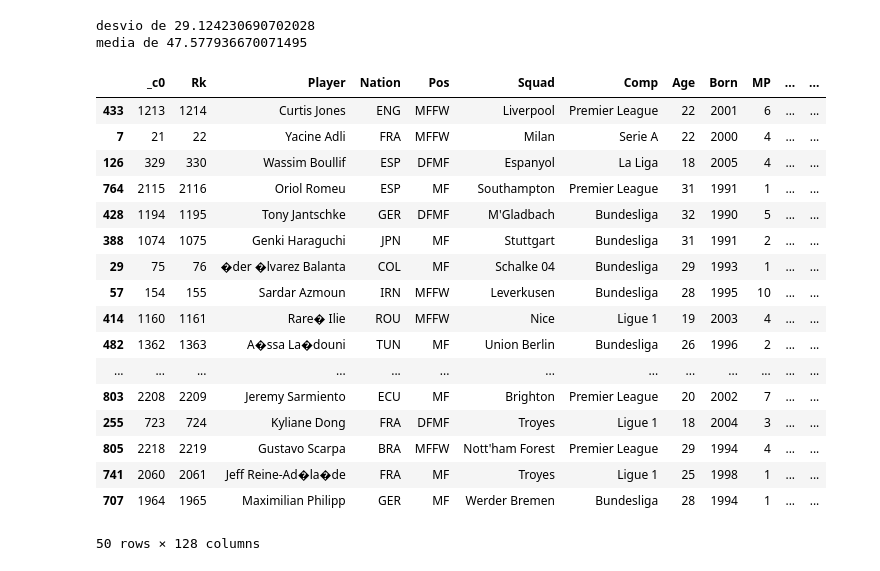
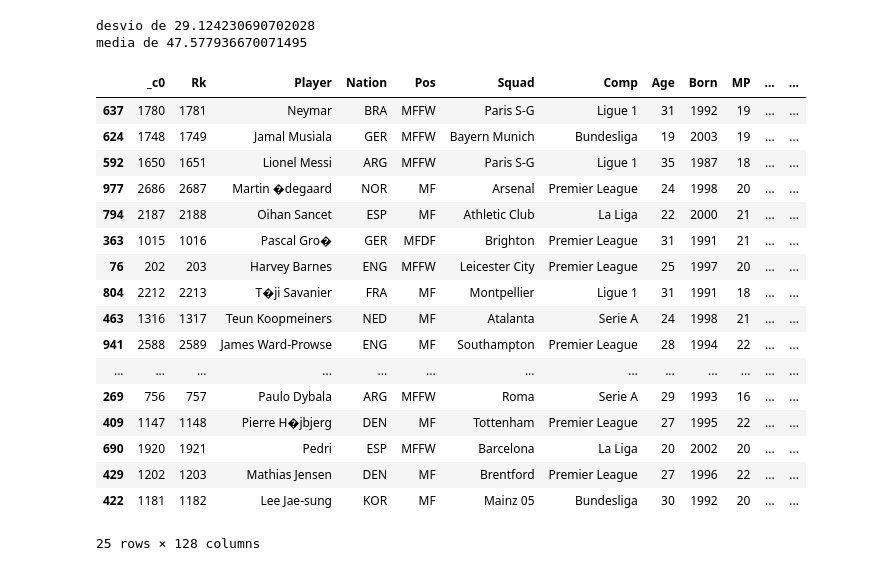
Before and after one commit to Alexandre-Cesar/ETL_Players_Classifier, a Jupyter notebook: Classificador/Classificador_Meio_Campistas.ipynb, the cells around one changed output. Saved outputs shown, nothing was run; the diff lists cells and outputs as text; code cells hidden in the pictures.

```diff
--- a/Classificador/Classificador_Meio_Campistas.ipynb
+++ b/Classificador/Classificador_Meio_Campistas.ipynb
@@ -98,23 +98,23 @@ Meias['Desempenho'] = Meias['score'].apply(assign_score)
 # %%
 px.histogram(Meias, x = 'Desempenho').show()
 # %%
-Meias[Meias['Desempenho'] == 'Ruim'].head(50)
+Meias[Meias['Desempenho'] == 'Excelente'].head(50)
 # %% [output]
 |  | _c0 | Rk | Player | Nation | Pos | Squad | Comp | Age | Born | MP | ... | ... |
-| 433 | 1213 | 1214 | Curtis Jones | ENG | MFFW | Liverpool | Premier League | 22 | 2001 | 6 | ... | ... |
-| 7 | 21 | 22 | Yacine Adli | FRA | MFFW | Milan | Serie A | 22 | 2000 | 4 | ... | ... |
-| 126 | 329 | 330 | Wassim Boullif | ESP | DFMF | Espanyol | La Liga | 18 | 2005 | 4 | ... | ... |
-| 764 | 2115 | 2116 | Oriol Romeu | ESP | MF | Southampton | Premier League | 31 | 1991 | 1 | ... | ... |
-| 428 | 1194 | 1195 | Tony Jantschke | GER | DFMF | M'Gladbach | Bundesliga | 32 | 1990 | 5 | ... | ... |
-| 388 | 1074 | 1075 | Genki Haraguchi | JPN | MF | Stuttgart | Bundesliga | 31 | 1991 | 2 | ... | ... |
-| 29 | 75 | 76 | �der �lvarez Balanta | COL | MF | Schalke 04 | Bundesliga | 29 | 1993 | 1 | ... | ... |
-| 57 | 154 | 155 | Sardar Azmoun | IRN | MFFW | Leverkusen | Bundesliga | 28 | 1995 | 10 | ... | ... |
-| 414 | 1160 | 1161 | Rare� Ilie | ROU | MFFW | Nice | Ligue 1 | 19 | 2003 | 4 | ... | ... |
-| 482 | 1362 | 1363 | A�ssa La�douni | TUN | MF | Union Berlin | Bundesliga | 26 | 1996 | 2 | ... | ... |
+| 637 | 1780 | 1781 | Neymar | BRA | MFFW | Paris S-G | Ligue 1 | 31 | 1992 | 19 | ... | ... |
+| 624 | 1748 | 1749 | Jamal Musiala | GER | MFFW | Bayern Munich | Bundesliga | 19 | 2003 | 19 | ... | ... |
+| 592 | 1650 | 1651 | Lionel Messi | ARG | MFFW | Paris S-G | Ligue 1 | 35 | 1987 | 18 | ... | ... |
+| 977 | 2686 | 2687 | Martin �degaard | NOR | MF | Arsenal | Premier League | 24 | 1998 | 20 | ... | ... |
+| 794 | 2187 | 2188 | Oihan Sancet | ESP | MF | Athletic Club | La Liga | 22 | 2000 | 21 | ... | ... |
+| 363 | 1015 | 1016 | Pascal Gro� | GER | MFDF | Brighton | Premier League | 31 | 1991 | 21 | ... | ... |
+| 76 | 202 | 203 | Harvey Barnes | ENG | MFFW | Leicester City | Premier League | 25 | 1997 | 20 | ... | ... |
+| 804 | 2212 | 2213 | T�ji Savanier | FRA | MF | Montpellier | Ligue 1 | 31 | 1991 | 18 | ... | ... |
+| 463 | 1316 | 1317 | Teun Koopmeiners | NED | MF | Atalanta | Serie A | 24 | 1998 | 21 | ... | ... |
+| 941 | 2588 | 2589 | James Ward-Prowse | ENG | MF | Southampton | Premier League | 28 | 1994 | 22 | ... | ... |
 | ... | ... | ... | ... | ... | ... | ... | ... | ... | ... | ... | ... | ... |
-| 803 | 2208 | 2209 | Jeremy Sarmiento | ECU | MF | Brighton | Premier League | 20 | 2002 | 7 | ... | ... |
-| 255 | 723 | 724 | Kyliane Dong | FRA | DFMF | Troyes | Ligue 1 | 18 | 2004 | 3 | ... | ... |
-| 805 | 2218 | 2219 | Gustavo Scarpa | BRA | MFFW | Nott'ham Forest | Premier League | 29 | 1994 | 4 | ... | ... |
-| 741 | 2060 | 2061 | Jeff Reine-Ad�la�de | FRA | MF | Troyes | Ligue 1 | 25 | 1998 | 1 | ... | ... |
-| 707 | 1964 | 1965 | Maximilian Philipp | GER | MF | Werder Bremen | Bundesliga | 28 | 1994 | 1 | ... | ... |
+| 269 | 756 | 757 | Paulo Dybala | ARG | MFFW | Roma | Serie A | 29 | 1993 | 16 | ... | ... |
+| 409 | 1147 | 1148 | Pierre H�jbjerg | DEN | MF | Tottenham | Premier League | 27 | 1995 | 22 | ... | ... |
+| 690 | 1920 | 1921 | Pedri | ESP | MFFW | Barcelona | La Liga | 20 | 2002 | 20 | ... | ... |
+| 429 | 1202 | 1203 | Mathias Jensen | DEN | MF | Brentford | Premier League | 27 | 1996 | 22 | ... | ... |
+| 422 | 1181 | 1182 | Lee Jae-sung | KOR | MF | Mainz 05 | Bundesliga | 30 | 1992 | 20 | ... | ... |
-50 rows × 128 columns
+25 rows × 128 columns
```
Also changed, not shown: parts of 1 cell of this notebook, 4 other files.
